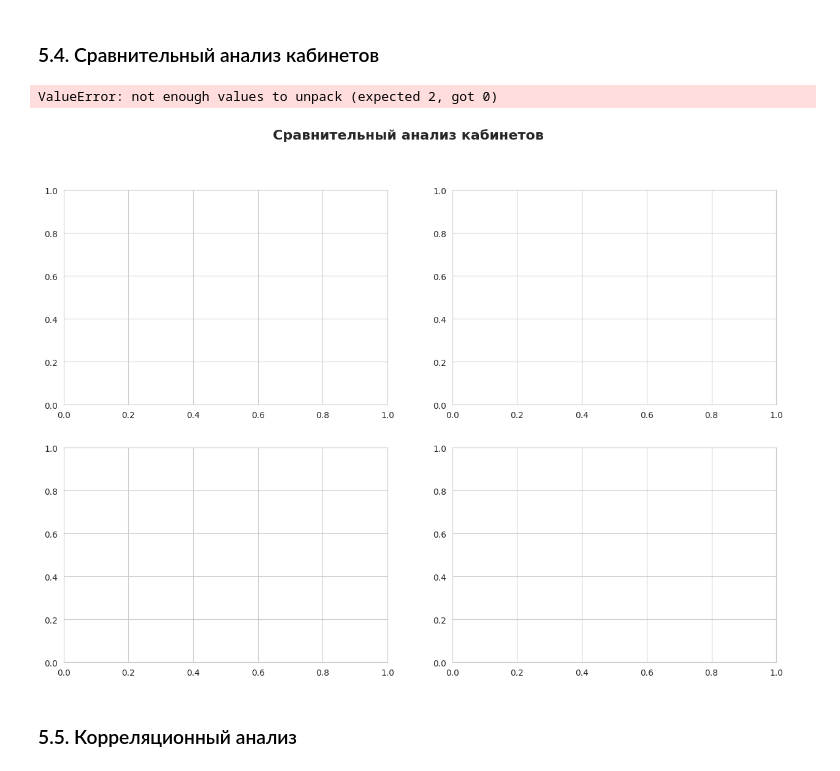
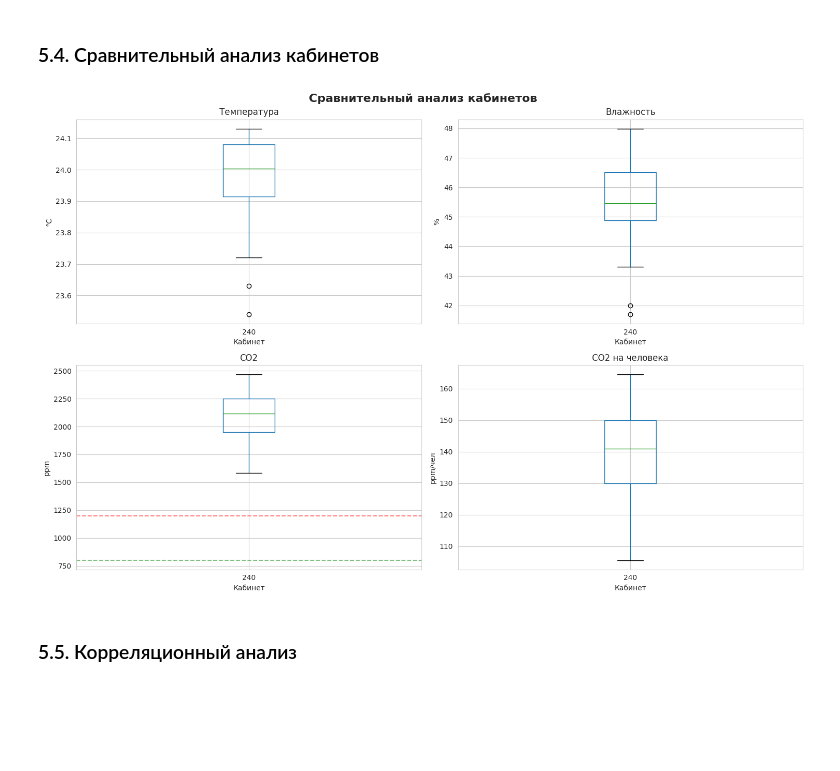
Before and after one commit to showbegin/air-sensor, a Jupyter notebook: notebooks/data-analysis.ipynb, the cells around one changed output. Drawn from its saved outputs; the diff is of its cells as text; code cells hidden in the pictures; blank space fills up the shorter version.

```diff
--- a/notebooks/data-analysis.ipynb
+++ b/notebooks/data-analysis.ipynb
@@ -363,37 +284,15 @@ df_clean['Примечание'] = None
 df_clean['Объем (куб)'] = None
 df_clean['Заполненность (чел)'] = None
 
-# 14 ноября - Кабинет 105
-nov14_start = pd.Timestamp('2024-11-14 00:00:00', tz='Asia/Ashgabat')
-nov14_end = pd.Timestamp('2024-11-15 00:00:00', tz='Asia/Ashgabat')
+# 14 ноября - Кабинет 240
+nov14_start = pd.Timestamp('2025-11-14 00:00:00', tz='Asia/Ashgabat')
+nov14_end = pd.Timestamp('2025-11-15 00:00:00', tz='Asia/Ashgabat')
 mask_nov14 = (df_clean['datetime'] >= nov14_start) & (df_clean['datetime'] < nov14_end)
-df_clean.loc[mask_nov14, 'Кабинет'] = '105'
-df_clean.loc[mask_nov14, 'Примечание'] = 'Кабинет 2d класса'
-df_clean.loc[mask_nov14, 'Объем (куб)'] = 60
-df_clean.loc[mask_nov14, 'Заполненность (чел)'] = 30
+df_clean.loc[mask_nov14, 'Кабинет'] = '240'
+df_clean.loc[mask_nov14, 'Примечание'] = 'Кабинет информатики'
+df_clean.loc[mask_nov14, 'Объем (куб)'] = 80
+df_clean.loc[mask_nov14, 'Заполненность (чел)'] = 15
 
-# 8 ноября - Кабинет 202 (с 9:50 примерно 2.5 часа)
-nov8_start = pd.Timestamp('2024-11-08 09:50:00', tz='Asia/Ashgabat')
-nov8_end = pd.Timestamp('2024-11-08 12:20:00', tz='Asia/Ashgabat')
-mask_nov8 = (df_clean['datetime'] >= nov8_start) & (df_clean['datetime'] < nov8_end)
-df_clean.loc[mask_nov8, 'Кабинет'] = '202'
-df_clean.loc[mask_nov8, 'Примечание'] = 'Подготовка олимп. резерва'
-df_clean.loc[mask_nov8, 'Объем (куб)'] = 60
-df_clean.loc[mask_nov8, 'Заполненность (чел)'] = 10
-
-# Поиск другого дня с длительным периодом для Кабинета 240
-df_clean['date'] = df_clean['datetime'].dt.date
-daily_counts = df_clean[df_clean['Кабинет'].isna()].groupby('date').size()
-long_days = daily_counts[daily_counts > 500].index
-
-if len(long_days) > 0:
-    target_day = long_days[0]
-    mask_240 = (df_clean['date'] == target_day) & df_clean['Кабинет'].isna()
-    df_clean.loc[mask_240, 'Кабинет'] = '240'
-    df_clean.loc[mask_240, 'Примечание'] = 'Кабинет информатики. Плотная рассадка'
-    df_clean.loc[mask_240, 'Объем (куб)'] = 80
-    df_clean.loc[mask_240, 'Заполненность (чел)'] = 15
-    print(f"Кабинет 240 назначен на {target_day}")
 
 print("\nСтатистика разметки:")
 print(df_clean['Кабинет'].value_counts())
@@ -448,7 +354,7 @@ stats
 df_labeled['Плотность (чел/м³)'] = df_labeled['Заполненность (чел)'] / df_labeled['Объем (куб)']
 
 # Удельная концентрация CO2 (ppm на человека)
-df_labeled['CO2 на человека'] = df_labeled['co2_smooth'] / df_labeled['Заполненность (чел)']
+df_labeled['CO2 на человека'] = df_labeled['сглаженный_co2'] / df_labeled['Заполненность (чел)']
 
 print("Производные метрики:\n")
 derived_stats = df_labeled.groupby('Кабинет').agg({
@@ -516,35 +429,35 @@ for cabinet in cabinets:
 # %%
 # Сравнение средних значений
 fig, axes = plt.subplots(2, 2, figsize=(15, 10))
 fig.suptitle('Сравнительный анализ кабинетов', fontsize=16, fontweight='bold')
 
-df_labeled.boxplot(column='temperature_smooth', by='Кабинет', ax=axes[0, 0])
+df_labeled.boxplot(column='сглаженная_температура', by='Кабинет', ax=axes[0, 0])
 axes[0, 0].set_title('Температура')
 axes[0, 0].set_ylabel('°C')
 axes[0, 0].set_xlabel('Кабинет')
 
-df_labeled.boxplot(column='humidity_smooth', by='Кабинет', ax=axes[0, 1])
+df_labeled.boxplot(column='сглаженная_влажность', by='Кабинет', ax=axes[0, 1])
 axes[0, 1].set_title('Влажность')
 axes[0, 1].set_ylabel('%')
 axes[0, 1].set_xlabel('Кабинет')
 
-df_labeled.boxplot(column='co2_smooth', by='Кабинет', ax=axes[1, 0])
+df_labeled.boxplot(column='сглаженный_co2', by='Кабинет', ax=axes[1, 0])
 axes[1, 0].set_title('CO2')
 axes[1, 0].set_ylabel('ppm')
 axes[1, 0].set_xlabel('Кабинет')
 axes[1, 0].axhline(y=800, color='green', linestyle='--', alpha=0.5)
 axes[1, 0].axhline(y=1200, color='red', linestyle='--', alpha=0.5)
 
 df_labeled.boxplot(column='CO2 на человека', by='Кабинет', ax=axes[1, 1])
 axes[1, 1].set_title('CO2 на человека')
 axes[1, 1].set_ylabel('ppm/чел')
 axes[1, 1].set_xlabel('Кабинет')
 
 plt.tight_layout()
+plt.suptitle('Сравнительный анализ кабинетов', fontsize=16, fontweight='bold')
 plt.show()
 # %% [output]
-ValueError: not enough values to unpack (expected 2, got 0)
-[figure, old version]
+[figure, new version]
 # %% [markdown]
 ### 5.5. Корреляционный анализ
 # %%
```
Also changed, not shown: parts of 29 cells of this notebook.
